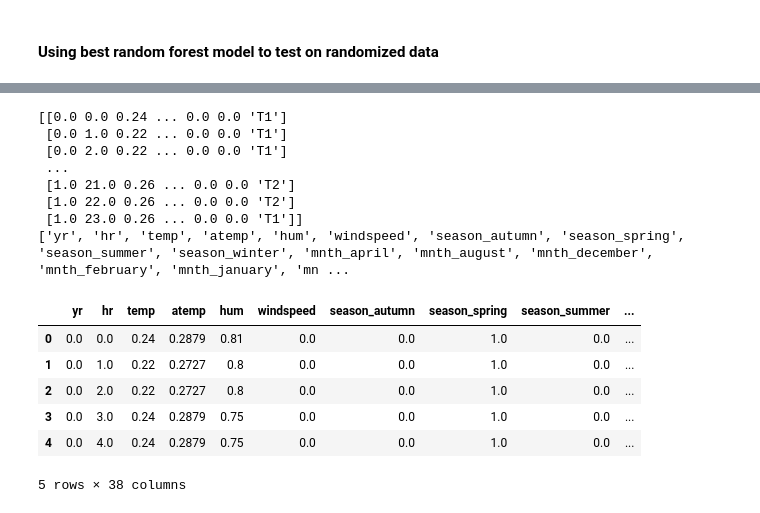
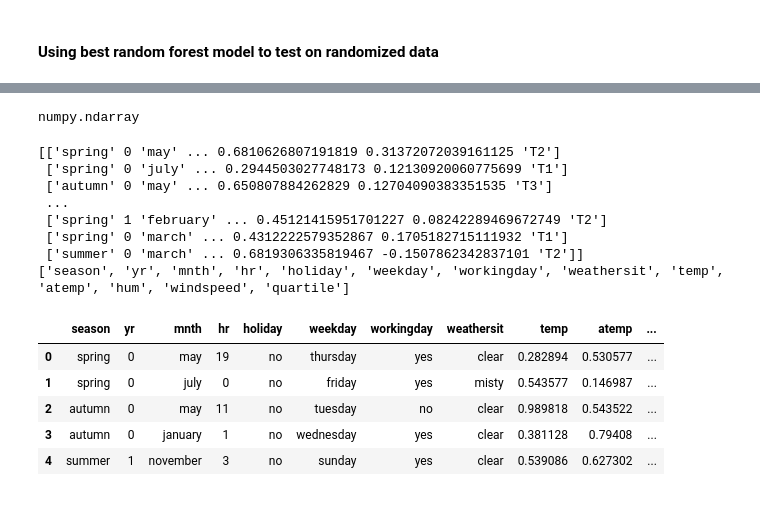
Before and after one commit to aa57c/CS_5568_Project, a Jupyter notebook: project_Classification.ipynb, the cells around one changed output, grey strips where cells are left out. Saved outputs shown, nothing was run; the diff lists cells and outputs as text; code cells hidden in the pictures.

Commit message:
Update project_Classification.ipynb
Figured out proper way to split data. T3 model has bug, working on it.

```diff
--- a/project_Classification.ipynb
+++ b/project_Classification.ipynb
@@ -502,0 +518,5 @@ Ridge Regression - Mean Squared Error: 18727.425320226994
+# %%
+df2 = pd.read_csv("Bike Sharing Dataset.csv")
+df2.head()
+X2 = df2.drop(['instant', 'dteday', 'casual', 'registered', 'cnt'], axis=1)
+X2.info()
@@ -503,42 +543,39 @@ Ridge Regression - Mean Squared Error: 18727.425320226994
 # %% [markdown]
 #### Creating Randomized dataset based on spread of data in original dataset
 # %%
-categorical_columns = df.select_dtypes(include='object').columns
-numerical_integer_columns = df.select_dtypes(include='int64').columns
-numerical_float_columns = df.select_dtypes(include='float64').columns
+
+categorical_columns = X2.select_dtypes(include='object').columns
+numerical_integer_columns = X2.select_dtypes(include='int64').columns
+numerical_float_columns = X2.select_dtypes(include='float64').columns
 
 # Set the random seed for reproducibility
 np.random.seed(42)
 
 # Create an empty DataFrame with the same columns
-randomized_df = pd.DataFrame(columns=df.columns)
+randomized_X = pd.DataFrame(columns=X2.columns)
 
 # Generate random samples for each row
-for i in range(len(df)):
+for i in range(len(X2)):
     # Copy non-categorical columns
-    row_data = df.drop(columns=categorical_columns).iloc[i].to_dict()
+    row_data = X2.drop(columns=categorical_columns).iloc[i].to_dict()
 
     # Generate random values for numerical integer columns
     for col in numerical_integer_columns:
-        unique_values = df[col].unique()
+        unique_values = X2[col].unique()
         random_value = np.random.choice(unique_values)
         row_data[col] = random_value
 
     # Generate random values for numerical float columns
     for col in numerical_float_columns:
-        mu, std = norm.fit(df[col])
+        mu, std = norm.fit(X2[col])
         random_value = np.random.normal(mu, std)
         row_data[col] = random_value
 
     # Generate random values for categorical columns
     for col in categorical_columns:
-        p = df[col].value_counts(normalize=True)
+        p = X2[col].value_counts(normalize=True)
         unique_values = p.index
         random_value = np.random.choice(unique_values, p=p.values)
         row_data[col] = random_value
-
     # Append the row to the new DataFrame
-    randomized_df = pd.concat([randomized_df, pd.DataFrame([row_data])], ignore_index=True)
-
-# Display the first few rows of the randomized DataFrame
-print(randomized_df.head())
+    randomized_X = pd.concat([randomized_X, pd.DataFrame([row_data])], ignore_index=True)
@@ -565,0 +605,3 @@ print(randomized_df.head())
+# %%
+Xrand_encoded = pd.get_dummies(randomized_X, columns=categorical_columns)
+Xrand_encoded.head()
@@ -624,41 +620,45 @@ Categories (3, object): ['T1' < 'T2' < 'T3']
+# %%
+y_rand_pred = best_model.predict(Xrand_encoded)
+type(y_rand_pred)
+# %% [output]
+numpy.ndarray
 # %%
 #concatenate x, y
 #split
 #run through models
 #vertical_concat = pd.concat([X_rand_encoded, y_rand_pred], axis=0)
 
 # concatenating df3 and df4 along columns
 #horizontal_concat = np.concatenate([X_rand_encoded, y_rand_pred], axis=0)
 
 #print(X_rand_encoded)
 #print(y_rand_pred)
 
 y_rand_pred2 = np.atleast_2d(y_rand_pred).T
 
 #print(y_rand_pred2)
 
-df_concat = np.concatenate([X_rand_encoded, y_rand_pred2], axis=1)
+df_concat = np.concatenate([randomized_X, y_rand_pred2], axis=1)
 print(df_concat)
-column_titles = X_rand_encoded.columns.tolist()
+column_titles = randomized_X.columns.tolist()
 column_titles.append('quartile')
 print(column_titles)
 
-df = pd.DataFrame(df_concat, columns=column_titles)
-df.head()
+df2 = pd.DataFrame(df_concat, columns=column_titles)
+df2.head()
 # %% [output]
-[[0.0 0.0 0.24 ... 0.0 0.0 'T1']
- [0.0 1.0 0.22 ... 0.0 0.0 'T1']
- [0.0 2.0 0.22 ... 0.0 0.0 'T1']
+[['spring' 0 'may' ... 0.6810626807191819 0.31372072039161125 'T2']
+ ['spring' 0 'july' ... 0.2944503027748173 0.12130920060775699 'T1']
+ ['autumn' 0 'may' ... 0.650807884262829 0.12704090383351535 'T3']
  ...
- [1.0 21.0 0.26 ... 0.0 0.0 'T2']
- [1.0 22.0 0.26 ... 0.0 0.0 'T2']
- [1.0 23.0 0.26 ... 0.0 0.0 'T1']]
-['yr', 'hr', 'temp', 'atemp', 'hum', 'windspeed', 'season_autumn', 'season_spring', 'season_summer', 'season_winter', 'mnth_april', 'mnth_august', 'mnth_december', 'mnth_february', 'mnth_january', 'mn ...
+ ['spring' 1 'february' ... 0.45121415951701227 0.08242289469672749 'T2']
+ ['spring' 0 'march' ... 0.4312222579352867 0.1705182715111932 'T1']
+ ['summer' 0 'march' ... 0.6819306335819467 -0.1507862342837101 'T2']]
+['season', 'yr', 'mnth', 'hr', 'holiday', 'weekday', 'workingday', 'weathersit', 'temp', 'atemp', 'hum', 'windspeed', 'quartile']
-|  | yr | hr | temp | atemp | hum | windspeed | season_autumn | season_spring | season_summer | ... |
-| 0 | 0.0 | 0.0 | 0.24 | 0.2879 | 0.81 | 0.0 | 0.0 | 1.0 | 0.0 | ... |
-| 1 | 0.0 | 1.0 | 0.22 | 0.2727 | 0.8 | 0.0 | 0.0 | 1.0 | 0.0 | ... |
-| 2 | 0.0 | 2.0 | 0.22 | 0.2727 | 0.8 | 0.0 | 0.0 | 1.0 | 0.0 | ... |
-| 3 | 0.0 | 3.0 | 0.24 | 0.2879 | 0.75 | 0.0 | 0.0 | 1.0 | 0.0 | ... |
-| 4 | 0.0 | 4.0 | 0.24 | 0.2879 | 0.75 | 0.0 | 0.0 | 1.0 | 0.0 | ... |
+|  | season | yr | mnth | hr | holiday | weekday | workingday | weathersit | temp | atemp | ... |
+| 0 | spring | 0 | may | 19 | no | thursday | yes | clear | 0.282894 | 0.530577 | ... |
+| 1 | spring | 0 | july | 0 | no | friday | yes | misty | 0.543577 | 0.146987 | ... |
+| 2 | autumn | 0 | may | 11 | no | tuesday | no | clear | 0.989818 | 0.543522 | ... |
+| 3 | autumn | 0 | january | 1 | no | wednesday | yes | clear | 0.381128 | 0.79408 | ... |
+| 4 | summer | 1 | november | 3 | no | sunday | yes | clear | 0.539086 | 0.627302 | ... |
-5 rows × 38 columns
 # %%
```
Also changed, not shown: parts of 18 cells of this notebook.
